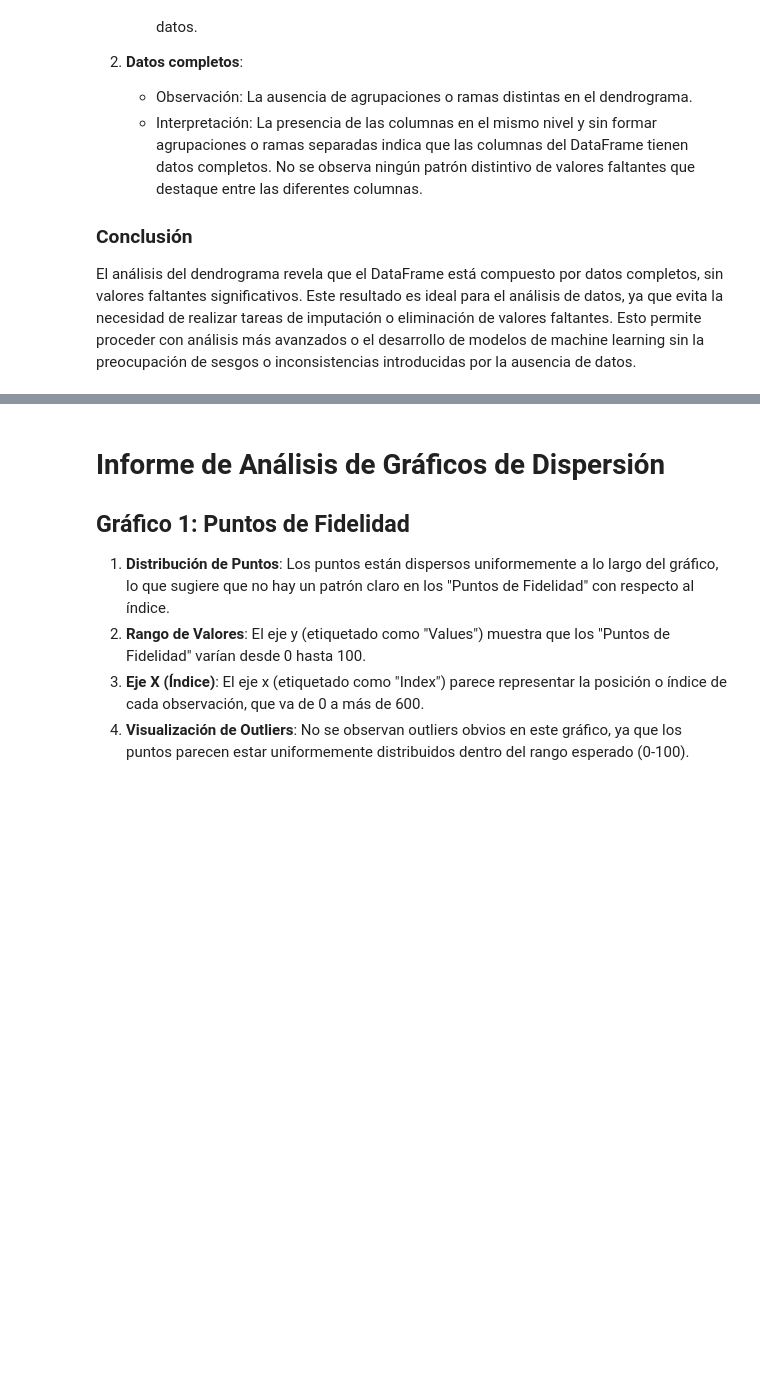
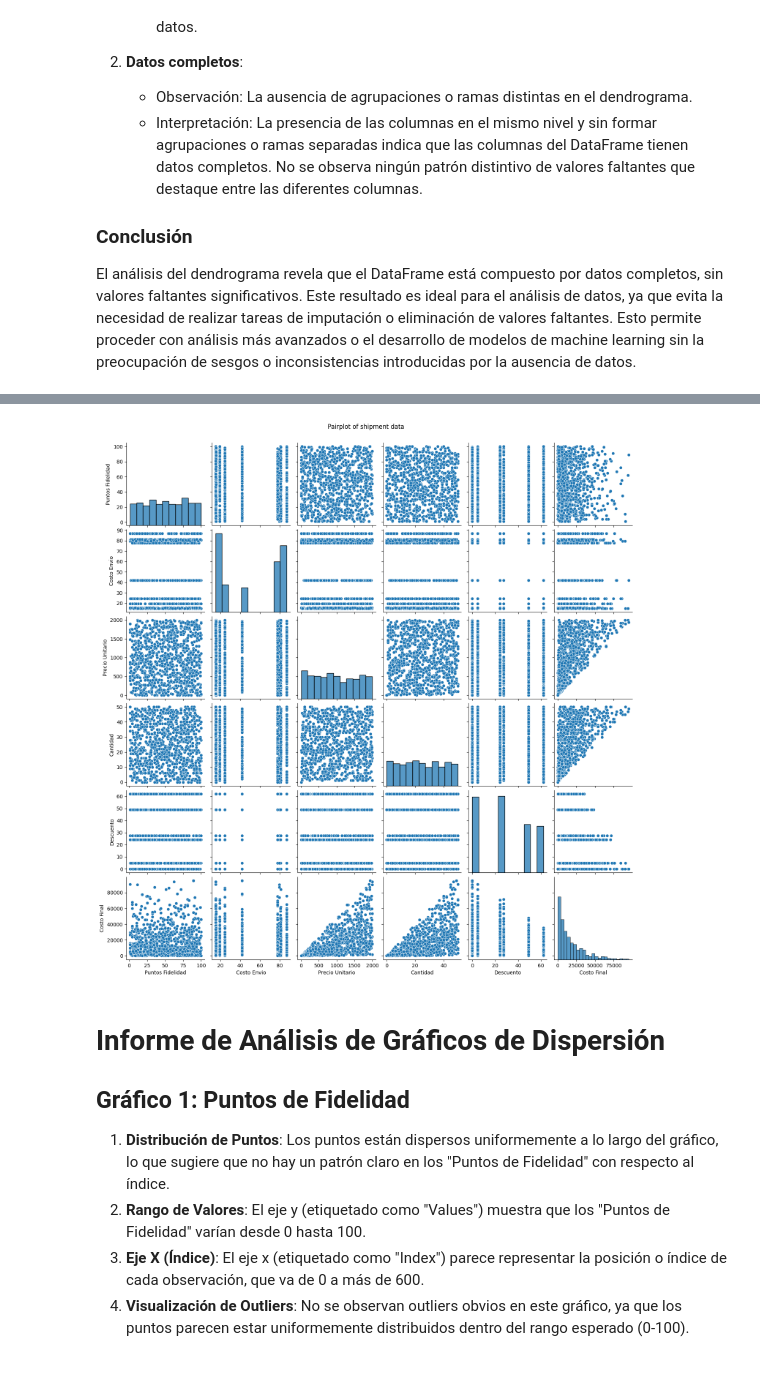
Before and after one commit to david-mrios/EDA, a Jupyter notebook: EDA.ipynb, the cells around one changed output, grey strips where cells are left out. Drawn from its saved outputs; the diff is of its cells as text; code cells hidden in the pictures; blank space fills up the shorter version.

Commit message:
refactor: add pairplot instead scatterplot

```diff
--- a/EDA.ipynb
+++ b/EDA.ipynb
@@ -1191,3 +1182,9 @@ eda.outliersVisualization(plot="scatter")
+# %%
+sns.pairplot(df_envio[['Puntos Fidelidad', 'Costo Envio', 'Precio Unitario', 'Cantidad', 'Descuento', 'Costo Final']])
+plt.suptitle('Pairplot of shipment data', y=1.02)
+plt.show()
+# %% [output]
+[figure, added]
 # %% [markdown]
 # Informe de Análisis de Gráficos de Dispersión
 
```
Also changed, not shown: parts of 1 cell of this notebook.
